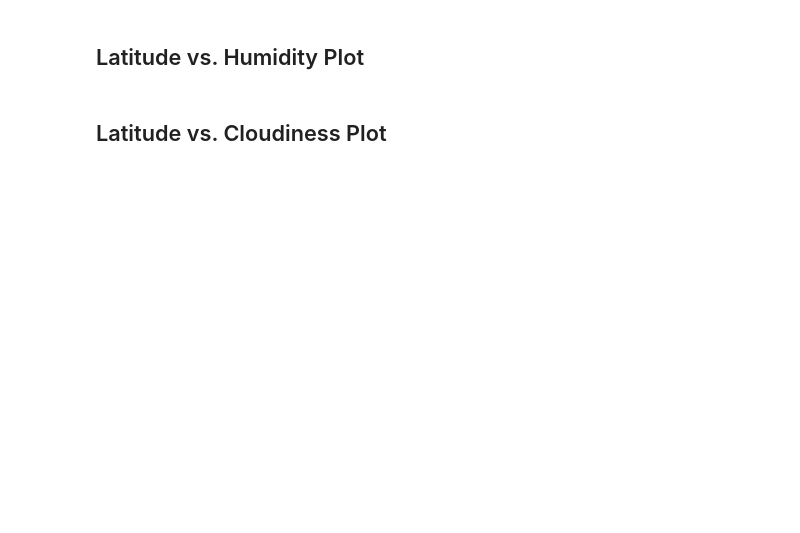
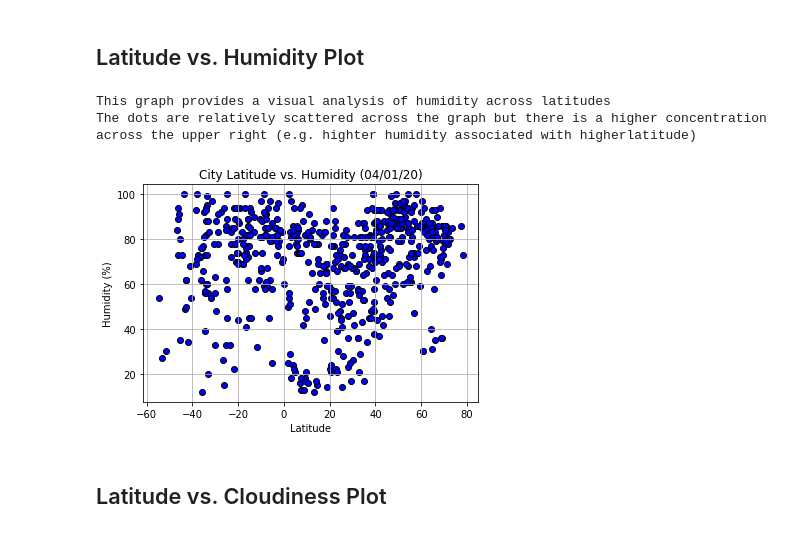
Before and after one commit to JGarvert/python-api-challenge, a Jupyter notebook: WeatherPy/WeatherPy.ipynb, the cells around one changed output. Saved outputs shown, nothing was run; the diff lists cells and outputs as text; code cells hidden in the pictures; blank space fills up the shorter version.

```diff
--- a/WeatherPy/WeatherPy.ipynb
+++ b/WeatherPy/WeatherPy.ipynb
@@ -284,2 +285,14 @@ Text(0.5, 1.0, 'City Latitude vs. Max Temperature (04/01/20)')
+# %%
+plt.scatter(city_df['Lat'],city_df['Humidity'], c = 'blue', edgecolor = 'k')
+plt.grid()
+plt.xlabel('Latitude')
+plt.ylabel('Humidity (%)')
+plt.title(f'City Latitude vs. Humidity (04/01/20)')
+print("This graph provides a visual analysis of humidity across latitudes")
+print("The dots are relatively scattered across the graph but there is a higher concentration across the upper right (e.g. highter humidity associated with higherlatitude)")
+# %% [output]
+This graph provides a visual analysis of humidity across latitudes
+The dots are relatively scattered across the graph but there is a higher concentration across the upper right (e.g. highter humidity associated with higherlatitude)
+[figure, added]
 # %% [markdown]
 ## Latitude vs. Cloudiness Plot
```
Also changed, not shown: parts of 8 cells of this notebook.
